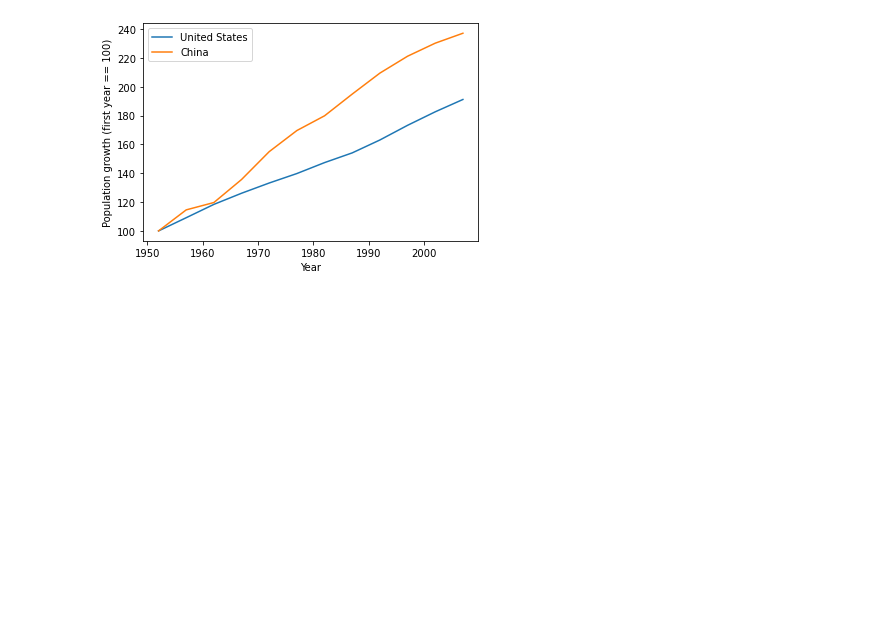
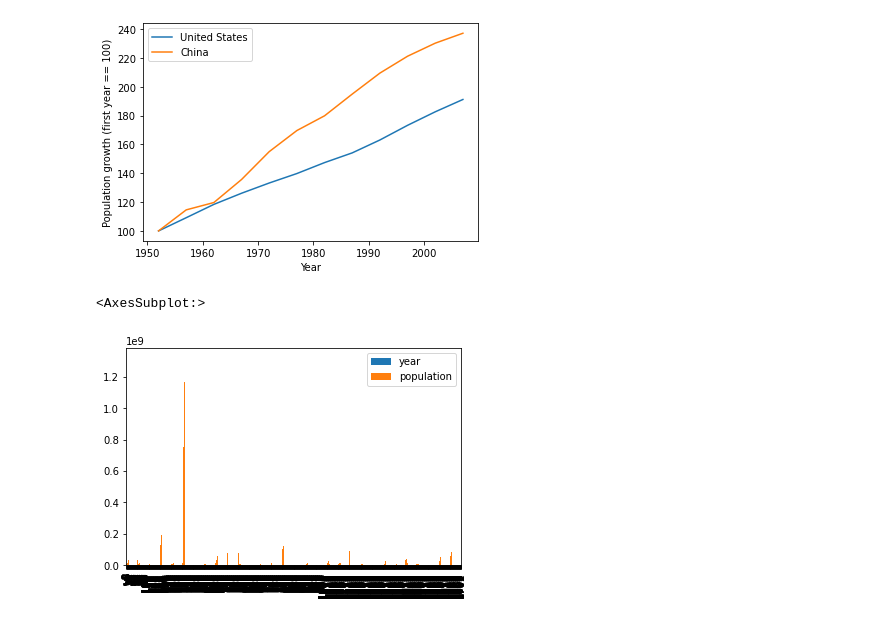
Before and after one commit to MuindiKelvin/Data-Visualization, a Jupyter notebook: Data Visualization.ipynb, the cells around one changed output. Drawn from its saved outputs; the diff is of its cells as text; code cells hidden in the pictures; blank space fills up the shorter version.

```diff
--- a/Data Visualization.ipynb
+++ b/Data Visualization.ipynb
@@ -150,3 +155,8 @@ plt.ylabel('Population growth (first year == 100)')
 plt.show()
 # %% [output]
 [figure]
+# %%
+data.plot.bar()
+# %% [output]
+<AxesSubplot:>
+[figure, added]
```
Also changed, not shown: parts of 1 cell of this notebook.
